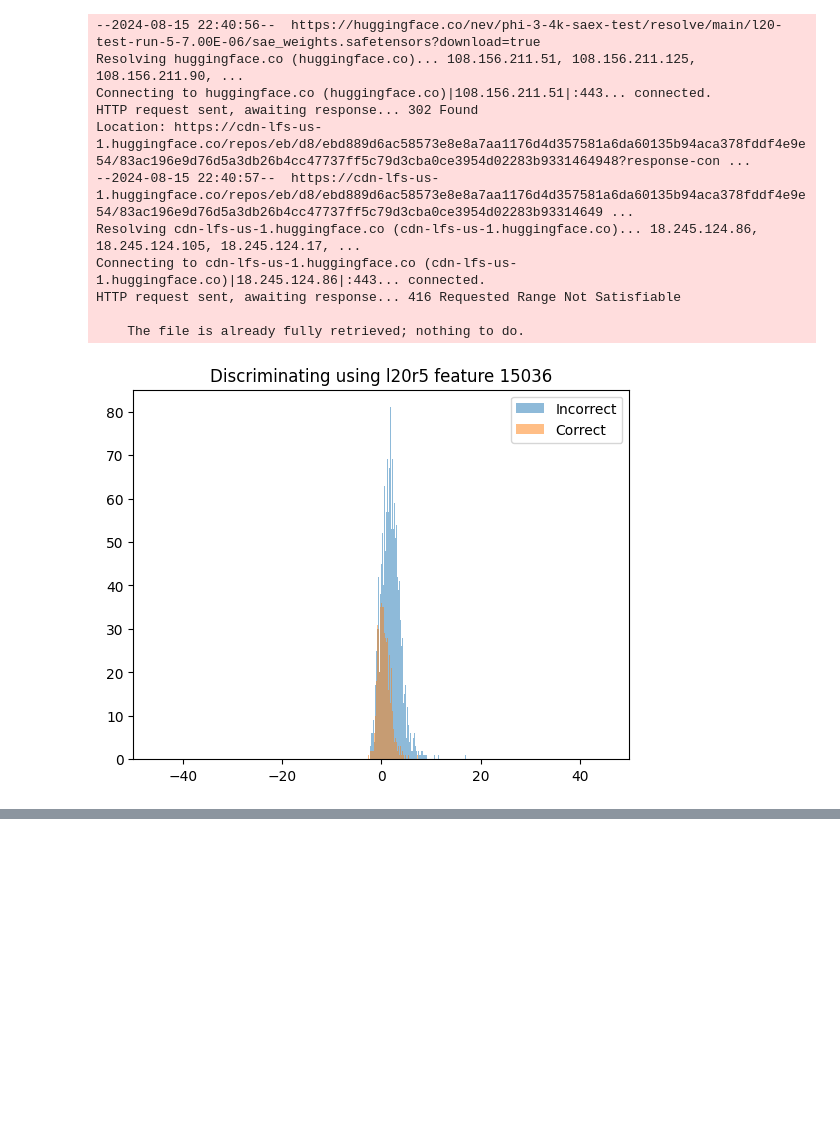
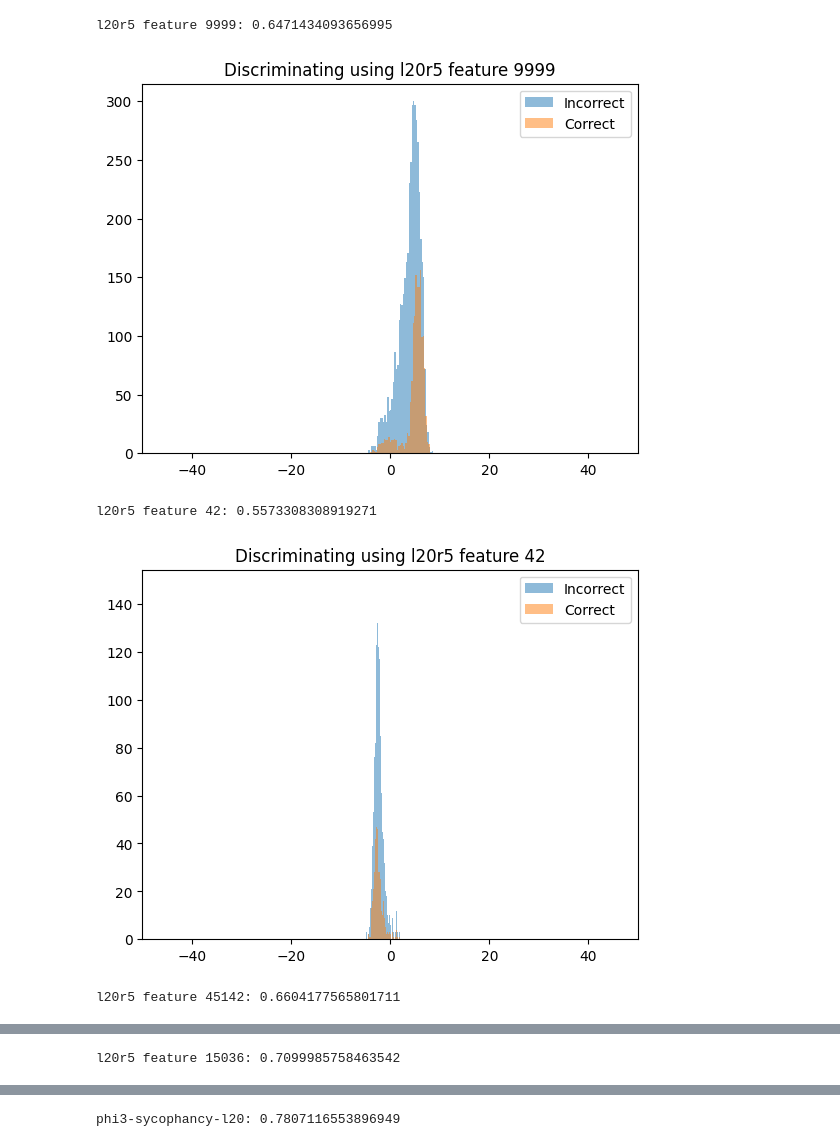
Before and after one commit to neverix/micrlhf-progress, a Jupyter notebook: sprint/sycophancy_mmlu_eval.ipynb, the cells around one changed output, grey strips where cells are left out. Saved outputs shown, nothing was run; the diff lists cells and outputs as text; code cells hidden in the pictures; blank space fills up the shorter version.

```diff
--- a/sprint/sycophancy_mmlu_eval.ipynb
+++ b/sprint/sycophancy_mmlu_eval.ipynb
@@ -29,22 +29,3 @@ from micrlhf.utils.mmlu_eval import MMLUEval
 mmlu_eval = MMLUEval()
 # %%
 resids = mmlu_eval.get_resids(llama, tokenizer, layer)
-# %%
-vector_name = "phi3-sycophancy-l20-recon-r5"
-vector = download_vector(vector_name, overwrite=True)
-# %%
-from micrlhf.utils.load_sae import get_sae
-vector_name = "l20r5 feature 15036"
-vector = get_sae(20, 5)["W_dec"][15036]
-# %% [output]
---2024-08-15 22:40:56--  https://huggingface.co/nev/phi-3-4k-saex-test/resolve/main/l20-test-run-5-7.00E-06/sae_weights.safetensors?download=true
-Resolving huggingface.co (huggingface.co)... 108.156.211.51, 108.156.211.125, 108.156.211.90, ...
-Connecting to huggingface.co (huggingface.co)|108.156.211.51|:443... connected.
-HTTP request sent, awaiting response... 302 Found
-Location: https://cdn-lfs-us-1.huggingface.co/repos/eb/d8/ebd889d6ac58573e8e8a7aa1176d4d357581a6da60135b94aca378fddf4e9e54/83ac196e9d76d5a3db26b4cc47737ff5c79d3cba0ce3954d02283b9331464948?response-con ...
---2024-08-15 22:40:57--  https://cdn-lfs-us-1.huggingface.co/repos/eb/d8/ebd889d6ac58573e8e8a7aa1176d4d357581a6da60135b94aca378fddf4e9e54/83ac196e9d76d5a3db26b4cc47737ff5c79d3cba0ce3954d02283b93314649 ...
-Resolving cdn-lfs-us-1.huggingface.co (cdn-lfs-us-1.huggingface.co)... 18.245.124.86, 18.245.124.105, 18.245.124.17, ...
-Connecting to cdn-lfs-us-1.huggingface.co (cdn-lfs-us-1.huggingface.co)|18.245.124.86|:443... connected.
-HTTP request sent, awaiting response... 416 Requested Range Not Satisfiable
-
-    The file is already fully retrieved; nothing to do.
@@ -55,10 +32,34 @@ for vec, correct in resids:
-# %%
-from matplotlib import pyplot as plt
-plt.title(f"Discriminating using {vector_name}")
-plt.xlim(-50, 50)
-plt.hist(x[0], bins=500, alpha=0.5, label="Incorrect")
-plt.hist(x[1], bins=500, alpha=0.5, label="Correct")
-plt.legend()
-plt.show()
-# %% [output]
-[figure, removed]
+# %%
+from micrlhf.utils.load_sae import get_sae
+from sklearn.metrics import roc_auc_score
+import numpy as np
+from matplotlib import pyplot as plt
+
+for feat in (9999, 42, 45142, 15036, None):
+    if feat is None:
+        vector_name = "phi3-sycophancy-l20"
+        vector = download_vector(vector_name, overwrite=True)
+    else:
+        vector_name = f"l20r5 feature {feat}"
+        vector = get_sae(20, 5)["W_dec"][feat]
+    x = [[], []]
+    for vec, correct in resids:
+        x[correct].append(float(vec @ vector))
+    incorrect = np.asarray(x[0])
+    correct = np.asarray(x[1])
+    thresholds = np.linspace(-100, 100, 1000)
+    labels = [np.ones_like(correct), np.zeros_like(incorrect)]
+    roc_auc = max(roc_auc_score(np.concatenate(labels), np.concatenate([correct * s, incorrect * s])) for s in (1, -1))
+    print(f"{vector_name}:", roc_auc)
+    plt.title(f"Discriminating using {vector_name}")
+    plt.xlim(-50, 50)
+    plt.hist(x[0], bins=500, alpha=0.5, label="Incorrect")
+    plt.hist(x[1], bins=500, alpha=0.5, label="Correct")
+    plt.legend()
+    plt.show()
+# %% [output]
+l20r5 feature 9999: 0.6471434093656995
+[figure, added]
+l20r5 feature 42: 0.5573308308919271
+[figure, added]
+l20r5 feature 45142: 0.6604177565801711
@@ -64,0 +67 @@ plt.show()
+l20r5 feature 15036: 0.7099985758463542
@@ -64,0 +69 @@ plt.show()
+phi3-sycophancy-l20: 0.7807116553896949
```
Also changed, not shown: parts of 2 cells of this notebook.
